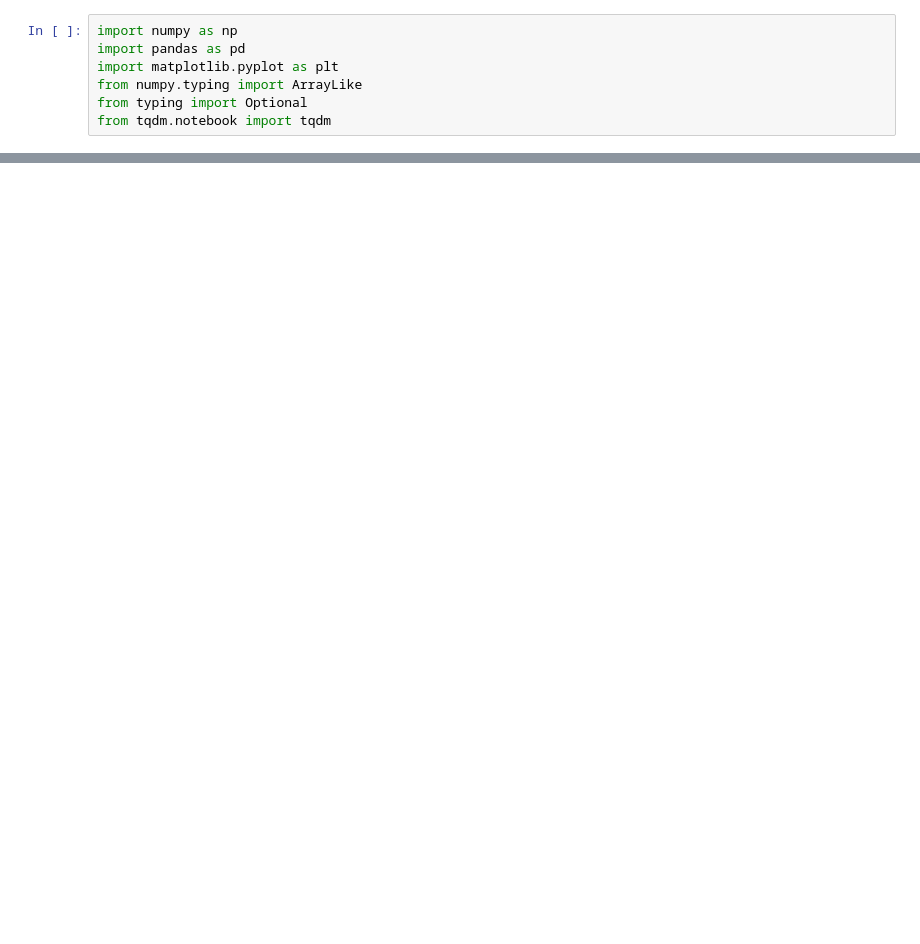
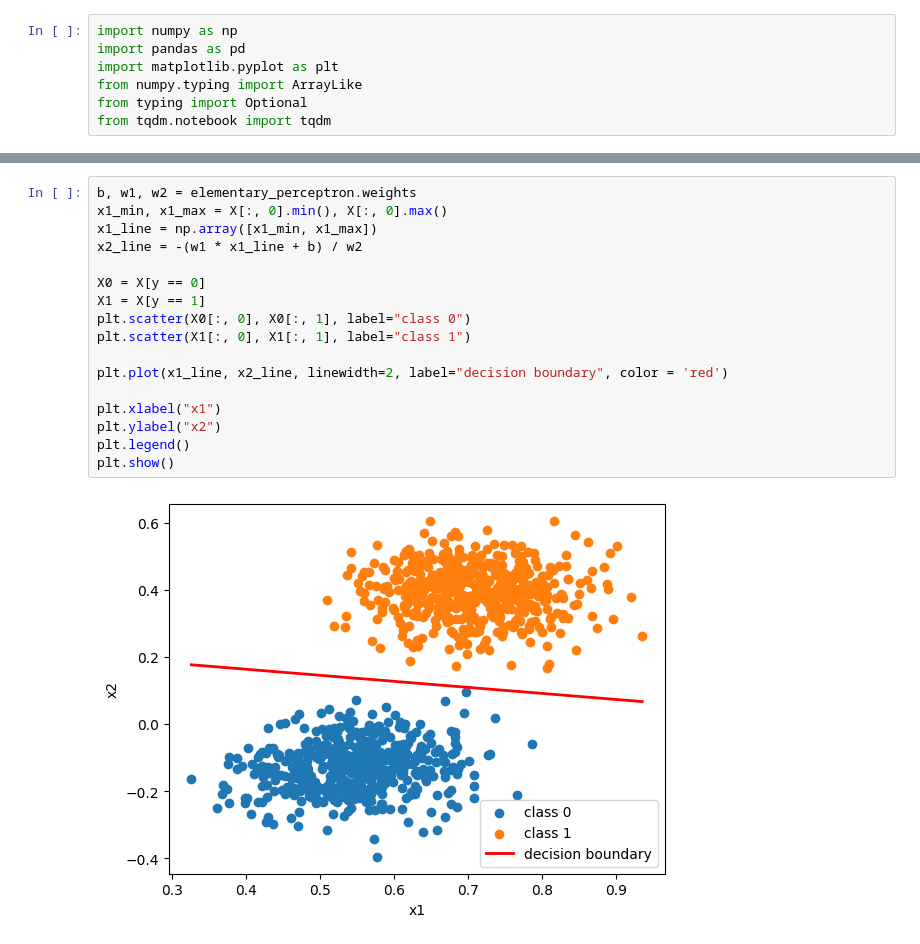
Before and after one commit to F1ameX/Modern-Methods-of-Deep-Machine-Learning, a Jupyter notebook: 2_elementary_perceptron/2_elementary_perceptron.ipynb, the cells around one changed output, grey strips where cells are left out. Cells and saved outputs as stored; diff of their text form; blank space fills up the shorter version.

```diff
--- a/2_elementary_perceptron/2_elementary_perceptron.ipynb
+++ b/2_elementary_perceptron/2_elementary_perceptron.ipynb
@@ -310,0 +326,19 @@ class Perceptron:
+# %%
+b, w1, w2 = elementary_perceptron.weights
+x1_min, x1_max = X[:, 0].min(), X[:, 0].max()
+x1_line = np.array([x1_min, x1_max])
+x2_line = -(w1 * x1_line + b) / w2
+
+X0 = X[y == 0]
+X1 = X[y == 1]
+plt.scatter(X0[:, 0], X0[:, 1], label="class 0")
+plt.scatter(X1[:, 0], X1[:, 1], label="class 1")
+
+plt.plot(x1_line, x2_line, linewidth=2, label="decision boundary", color = 'red')
+
+plt.xlabel("x1")
+plt.ylabel("x2")
+plt.legend()
+plt.show()
+# %% [output]
+[figure, added]
```
Also changed, not shown: parts of 5 cells of this notebook.
